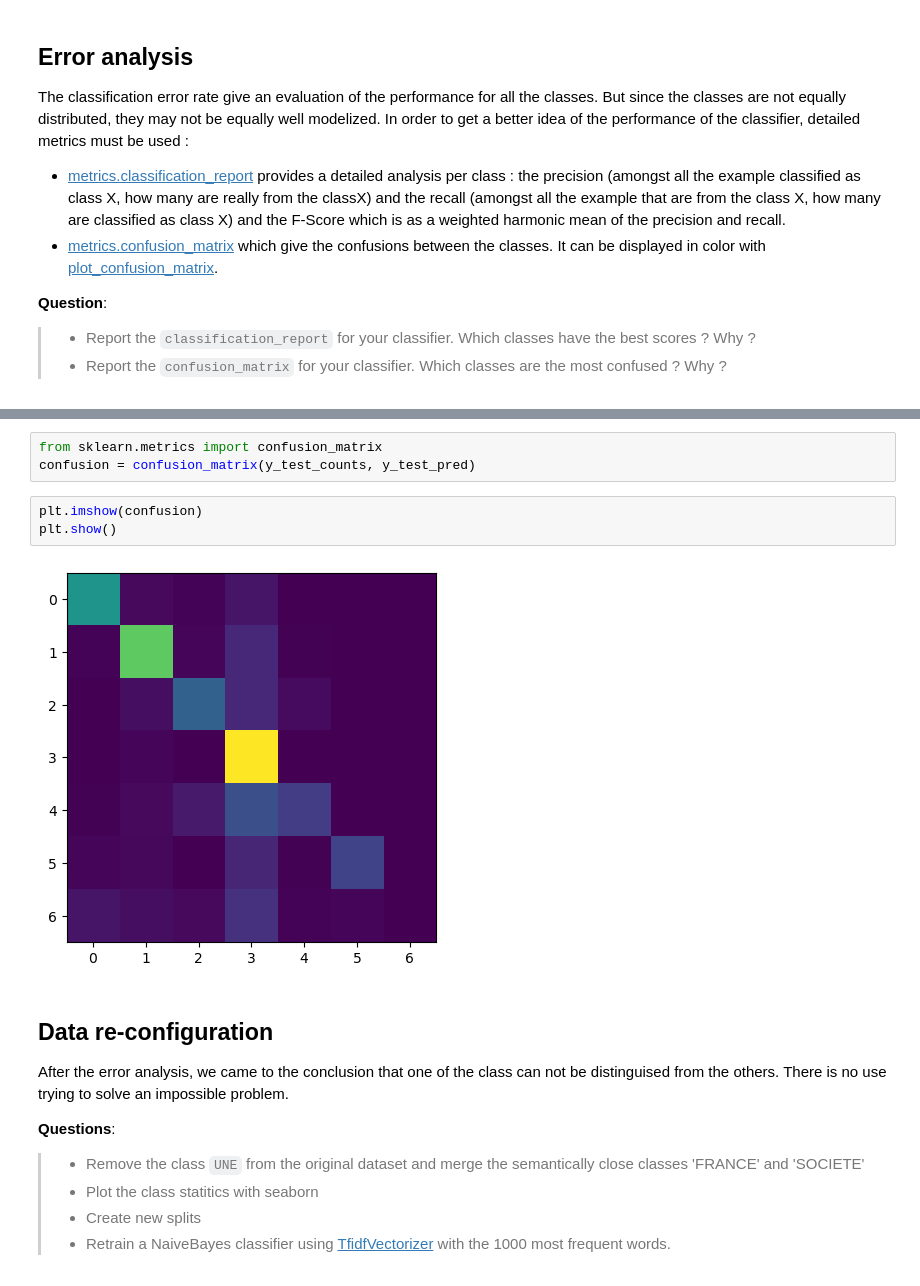
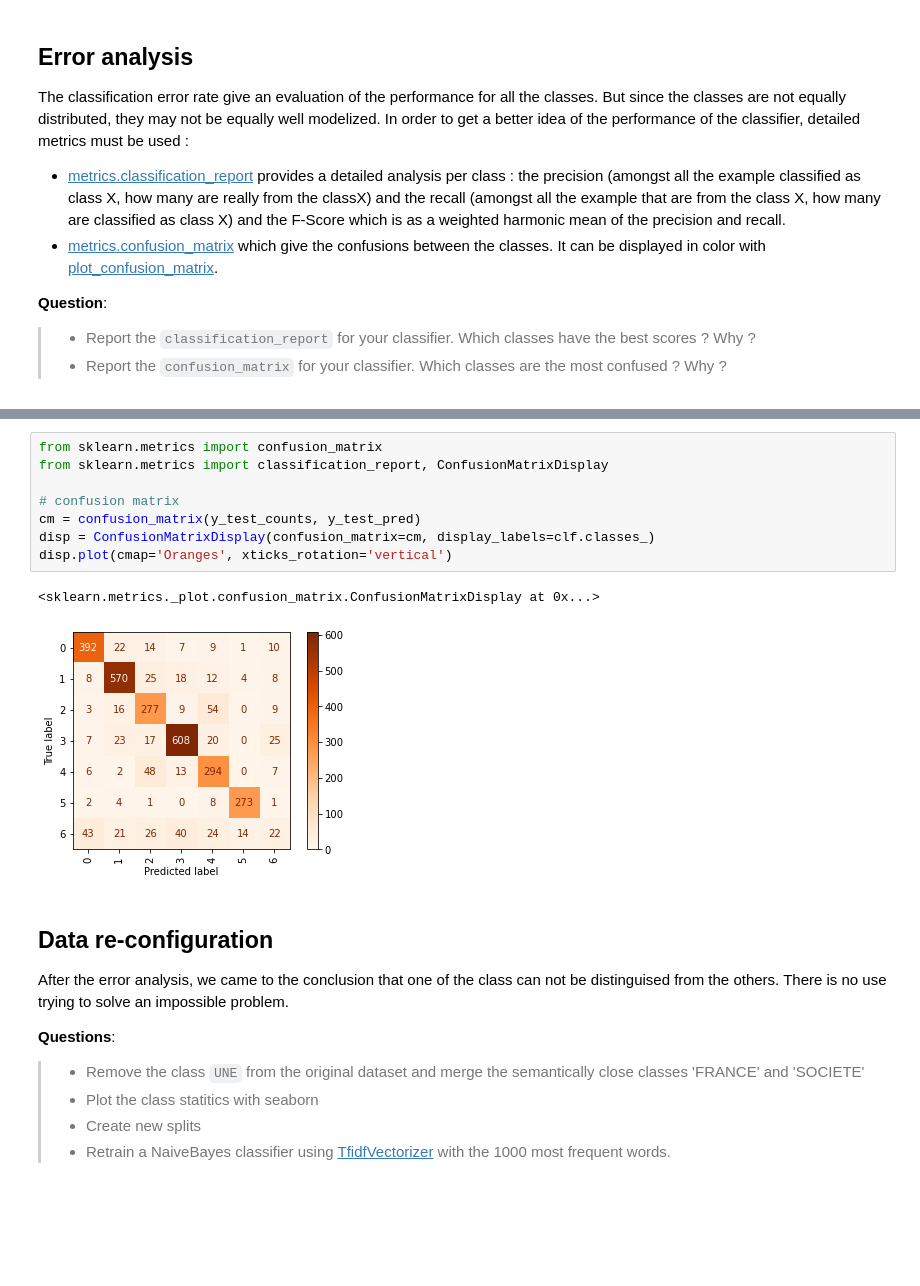
Before and after one commit to AntoineTSP/nlp-lab-text-classification, a Jupyter notebook: TP1_Antoine.ipynb, the cells around one changed output, grey strips where cells are left out. Saved outputs shown, nothing was run; the diff lists cells and outputs as text; blank space fills up the shorter version.

```diff
--- a/TP1_Antoine.ipynb
+++ b/TP1_Antoine.ipynb
@@ -238,11 +250,14 @@ classification_report(y_test_counts, y_test_pred)
 # %%
 from sklearn.metrics import confusion_matrix
-confusion = confusion_matrix(y_test_counts, y_test_pred)
+from sklearn.metrics import classification_report, ConfusionMatrixDisplay
+
+# confusion matrix
+cm = confusion_matrix(y_test_counts, y_test_pred)
+disp = ConfusionMatrixDisplay(confusion_matrix=cm, display_labels=clf.classes_)
+disp.plot(cmap='Oranges', xticks_rotation='vertical')
+# %% [output]
+<sklearn.metrics._plot.confusion_matrix.ConfusionMatrixDisplay at 0x...>
+[figure, added]
-# %%
-plt.imshow(confusion)
-plt.show()
-# %% [output]
-[figure, removed]
 # %% [markdown]
 ## Data re-configuration
 After the error analysis, we came to the conclusion that one of the class can not be distinguised from the others. There is no use trying to solve an impossible problem.
```
Also changed, not shown: parts of 13 cells of this notebook.
